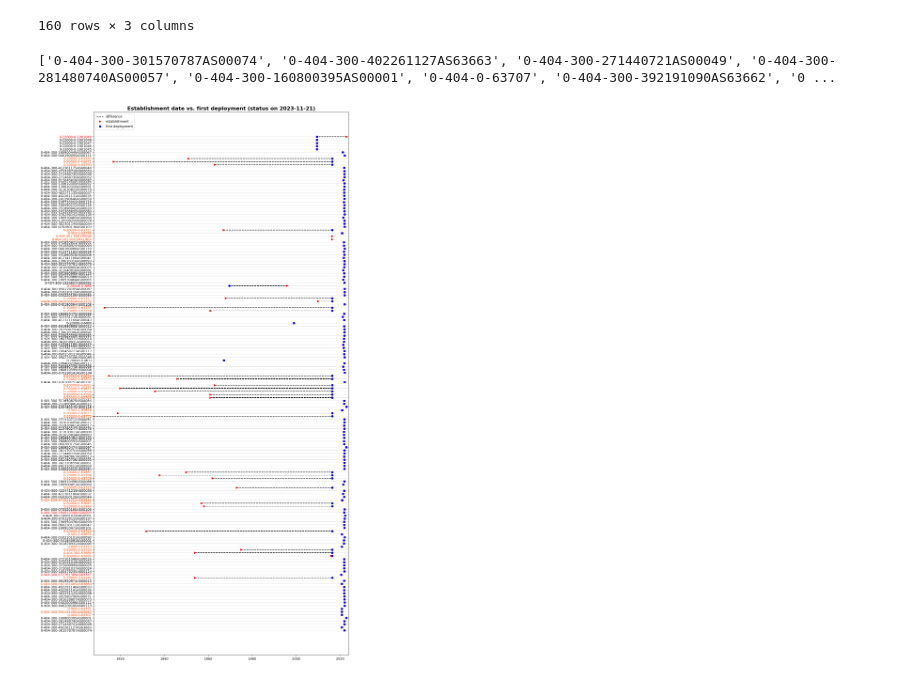
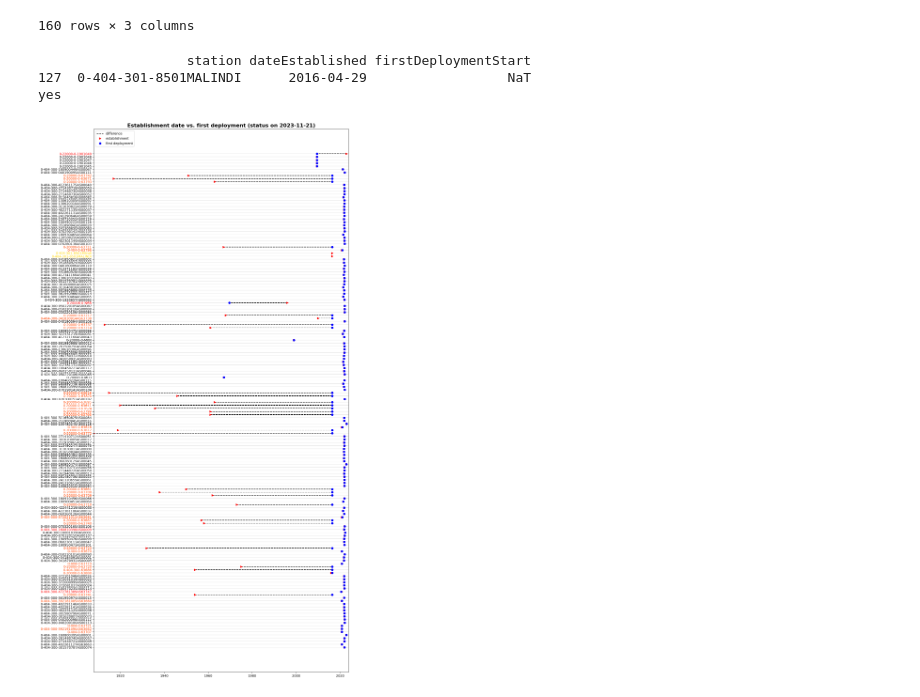
Before and after one commit to joergklausen/oscar-analysis, a Jupyter notebook: Date_Verification.ipynb, the cells around one changed output. Drawn from its saved outputs; the diff is of its cells as text; code cells hidden in the pictures.

```diff
--- a/Date_Verification.ipynb
+++ b/Date_Verification.ipynb
@@ -165,6 +165,18 @@ positions:  ['2009-06-24', '2009-06-24', '2009-06-24', '2009-06-24']
 | 159 | 0-22000-0-1901048 | 2009-06-24 | 2009-06-24 |
 | 160 | 0-22000-0-1901049 | 2022-11-09 | 2009-06-24 |
 160 rows × 3 columns
+# %%
+var = 126
+
+df_var = df_dates[df_dates["station"]==str(wigosIds[var])]
+print(df_var)
+
+if pd.isnull(pd.to_datetime(df_var.iloc[0]["firstDeploymentStart"])):
+    print("yes")
+# %% [output]
+                   station dateEstablished firstDeploymentStart
+127  0-404-301-8501MALINDI      2016-04-29                  NaT
+yes
 # %%
 plt.style.use('default')
 fig, axes = plt.subplots(1,1, figsize=(14,30))
@@ -186,40 +198,43 @@ plt.xlim(min(pd.to_datetime(df_dates["dateEstablished"])), xmax=pd.Timestamp.tod
 names = []
 warnings_red = []
 warnings_orange = []
+warnings_yellow = []
 
 for var in range(0,len(wigosIds)):
     variable_df = df_dates[df_dates["station"]==str(wigosIds[var])]
     name = str(variable_df.iloc[0]["station"])
     names.append(name)
+    # plt.yticks(var,name)
 
     df_var = df_dates[df_dates["station"]==str(wigosIds[var])]
     if ((pd.to_datetime(df_var.iloc[0]["dateEstablished"])) > (pd.to_datetime(df_var.iloc[0]["firstDeploymentStart"]))):
         warnings_red.append(var)
+    elif pd.isnull(pd.to_datetime(df_var.iloc[0]["firstDeploymentStart"])):
+        warnings_yellow.append(var)
     elif ((pd.to_datetime(df_var.iloc[0]["dateEstablished"])) != (pd.to_datetime(df_var.iloc[0]["firstDeploymentStart"]))):
         warnings_orange.append(var)
-
 
 n = range(0,len(names))
 plt.yticks(n,names)
 
 
 for i in warnings_red:
     plt.gca().get_yticklabels()[i].set_color("red")
-
 for i in warnings_orange:
     plt.gca().get_yticklabels()[i].set_color("orangered")
+for i in warnings_yellow:
+    plt.gca().get_yticklabels()[i].set_color("gold")
 
 from collections import OrderedDict
 handles, labels = plt.gca().get_legend_handles_labels()
 by_label = OrderedDict(zip(labels, handles))
 plt.legend(by_label.values(), by_label.keys(), loc="upper left")
 
 # title
 plt.title("Establishment date vs. first deployment"+ ' (status on ' + pd.Timestamp.today().strftime("%Y-%m-%d") + ')', fontsize=16, fontweight="bold")
 
 
 # save figure
 fig.savefig(os.getcwd()+"/Plots/EstablshmentDate_vs_FirstDeployment.jpeg", bbox_inches='tight')
 # %% [output]
-['0-404-300-301570787AS00074', '0-404-300-402261127AS63663', '0-404-300-271440721AS00049', '0-404-300-281480740AS00057', '0-404-300-160800395AS00001', '0-404-0-63707', '0-404-300-392191090AS63662', '0 ...
-[figure, old version]
+[figure, new version]
```
Also changed, not shown: 1 other file.
